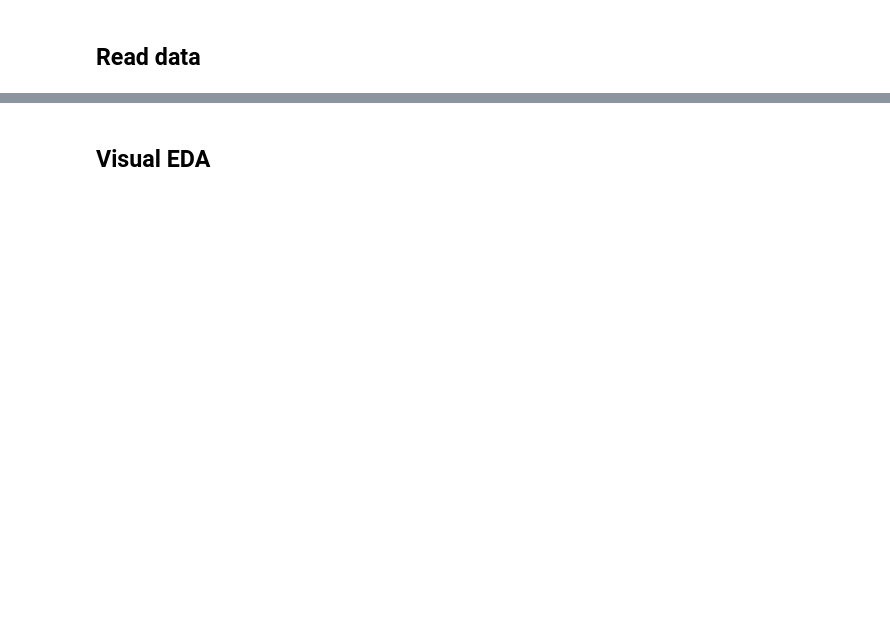
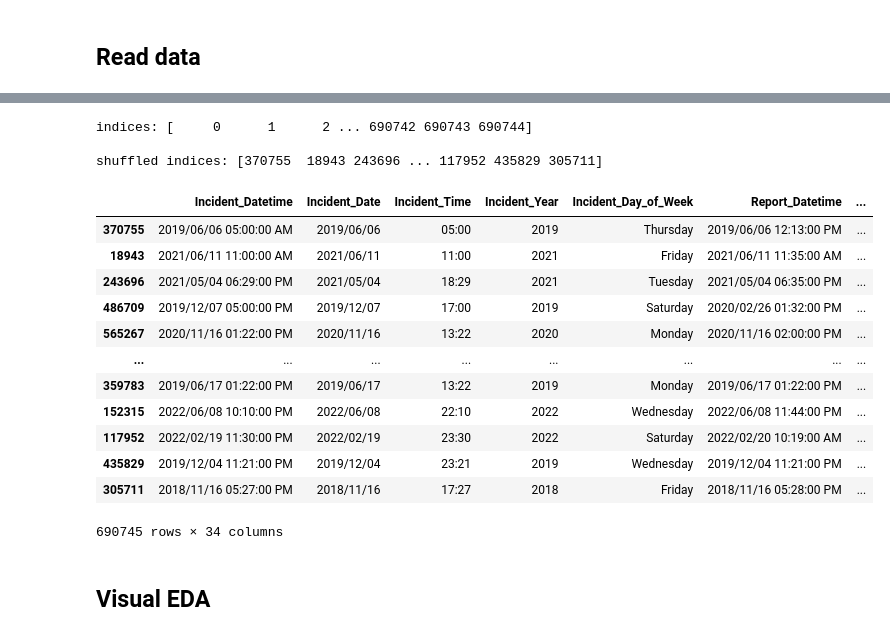
Before and after one commit to vhr1975/datasciw210, a Jupyter notebook: EDA/victor_ramirez_EDA_Tensorflow.ipynb, the cells around one changed output, grey strips where cells are left out. Drawn from its saved outputs; the diff is of its cells as text; code cells hidden in the pictures; blank space fills up the shorter version.

```diff
--- a/EDA/victor_ramirez_EDA_Tensorflow.ipynb
+++ b/EDA/victor_ramirez_EDA_Tensorflow.ipynb
@@ -133,16 +130,33 @@ print(sf_data.columns.tolist())
 # %%
 # shuffle order
-indices = np.arange(hc.shape[0])
+indices = np.arange(sf_data.shape[0])
 print('indices:', indices, '\n')
 
 # set seed
 np.random.seed(0)
 shuffled_indices = np.random.permutation(indices)
 print('shuffled indices:', shuffled_indices, '\n')
 
 # reindex to change the ordering of the original
-hc = hc.reindex(shuffled_indices)
-display(hc)
+sf_data = sf_data.reindex(shuffled_indices)
+display(sf_data)
+# %% [output]
+indices: [     0      1      2 ... 690742 690743 690744]
+
+shuffled indices: [370755  18943 243696 ... 117952 435829 305711]
+|  | Incident_Datetime | Incident_Date | Incident_Time | Incident_Year | Incident_Day_of_Week | Report_Datetime | ... |
+| 370755 | 2019/06/06 05:00:00 AM | 2019/06/06 | 05:00 | 2019 | Thursday | 2019/06/06 12:13:00 PM | ... |
+| 18943 | 2021/06/11 11:00:00 AM | 2021/06/11 | 11:00 | 2021 | Friday | 2021/06/11 11:35:00 AM | ... |
+| 243696 | 2021/05/04 06:29:00 PM | 2021/05/04 | 18:29 | 2021 | Tuesday | 2021/05/04 06:35:00 PM | ... |
+| 486709 | 2019/12/07 05:00:00 PM | 2019/12/07 | 17:00 | 2019 | Saturday | 2020/02/26 01:32:00 PM | ... |
+| 565267 | 2020/11/16 01:22:00 PM | 2020/11/16 | 13:22 | 2020 | Monday | 2020/11/16 02:00:00 PM | ... |
+| ... | ... | ... | ... | ... | ... | ... | ... |
+| 359783 | 2019/06/17 01:22:00 PM | 2019/06/17 | 13:22 | 2019 | Monday | 2019/06/17 01:22:00 PM | ... |
+| 152315 | 2022/06/08 10:10:00 PM | 2022/06/08 | 22:10 | 2022 | Wednesday | 2022/06/08 11:44:00 PM | ... |
+| 117952 | 2022/02/19 11:30:00 PM | 2022/02/19 | 23:30 | 2022 | Saturday | 2022/02/20 10:19:00 AM | ... |
+| 435829 | 2019/12/04 11:21:00 PM | 2019/12/04 | 23:21 | 2019 | Wednesday | 2019/12/04 11:21:00 PM | ... |
+| 305711 | 2018/11/16 05:27:00 PM | 2018/11/16 | 17:27 | 2018 | Friday | 2018/11/16 05:28:00 PM | ... |
+690745 rows × 34 columns
 # %% [markdown]
 ## Visual EDA
 # %%
```
Also changed, not shown: parts of 9 cells of this notebook.
